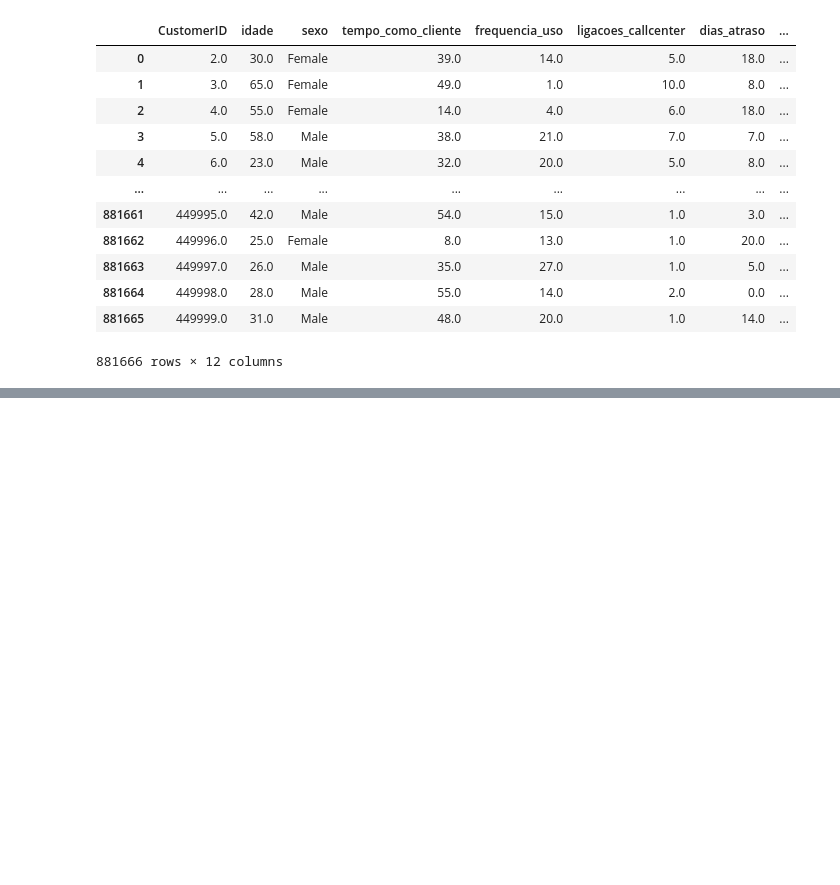
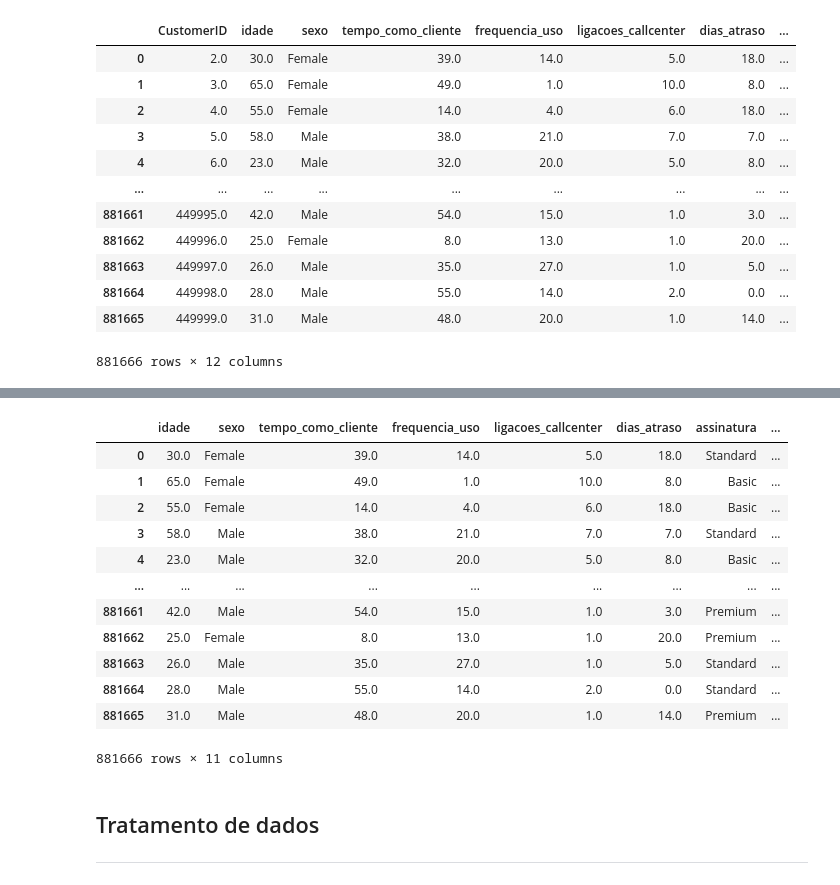
Before and after one commit to alexmachadoribeiro/curso_python80h_notebooks, a Jupyter notebook: Aula_16.ipynb, the cells around one changed output, grey strips where cells are left out. Saved outputs shown, nothing was run; the diff lists cells and outputs as text; code cells hidden in the pictures; blank space fills up the shorter version.

```diff
--- a/Aula_16.ipynb
+++ b/Aula_16.ipynb
@@ -41,0 +48,20 @@ O comando `display()` mostra os dados em forma de tabela, como se fosse em uma p
+# %%
+tabela = tabela.drop('CustomerID', axis=1)
+display(tabela)
+# %% [output]
+|  | idade | sexo | tempo_como_cliente | frequencia_uso | ligacoes_callcenter | dias_atraso | assinatura | ... |
+| 0 | 30.0 | Female | 39.0 | 14.0 | 5.0 | 18.0 | Standard | ... |
+| 1 | 65.0 | Female | 49.0 | 1.0 | 10.0 | 8.0 | Basic | ... |
+| 2 | 55.0 | Female | 14.0 | 4.0 | 6.0 | 18.0 | Basic | ... |
+| 3 | 58.0 | Male | 38.0 | 21.0 | 7.0 | 7.0 | Standard | ... |
+| 4 | 23.0 | Male | 32.0 | 20.0 | 5.0 | 8.0 | Basic | ... |
+| ... | ... | ... | ... | ... | ... | ... | ... | ... |
+| 881661 | 42.0 | Male | 54.0 | 15.0 | 1.0 | 3.0 | Premium | ... |
+| 881662 | 25.0 | Female | 8.0 | 13.0 | 1.0 | 20.0 | Premium | ... |
+| 881663 | 26.0 | Male | 35.0 | 27.0 | 1.0 | 5.0 | Standard | ... |
+| 881664 | 28.0 | Male | 55.0 | 14.0 | 2.0 | 0.0 | Standard | ... |
+| 881665 | 31.0 | Male | 48.0 | 20.0 | 1.0 | 14.0 | Premium | ... |
+881666 rows × 11 columns
+# %% [markdown]
+## Tratamento de dados
+---
```
Also changed, not shown: parts of 25 cells of this notebook, 1 other file.
